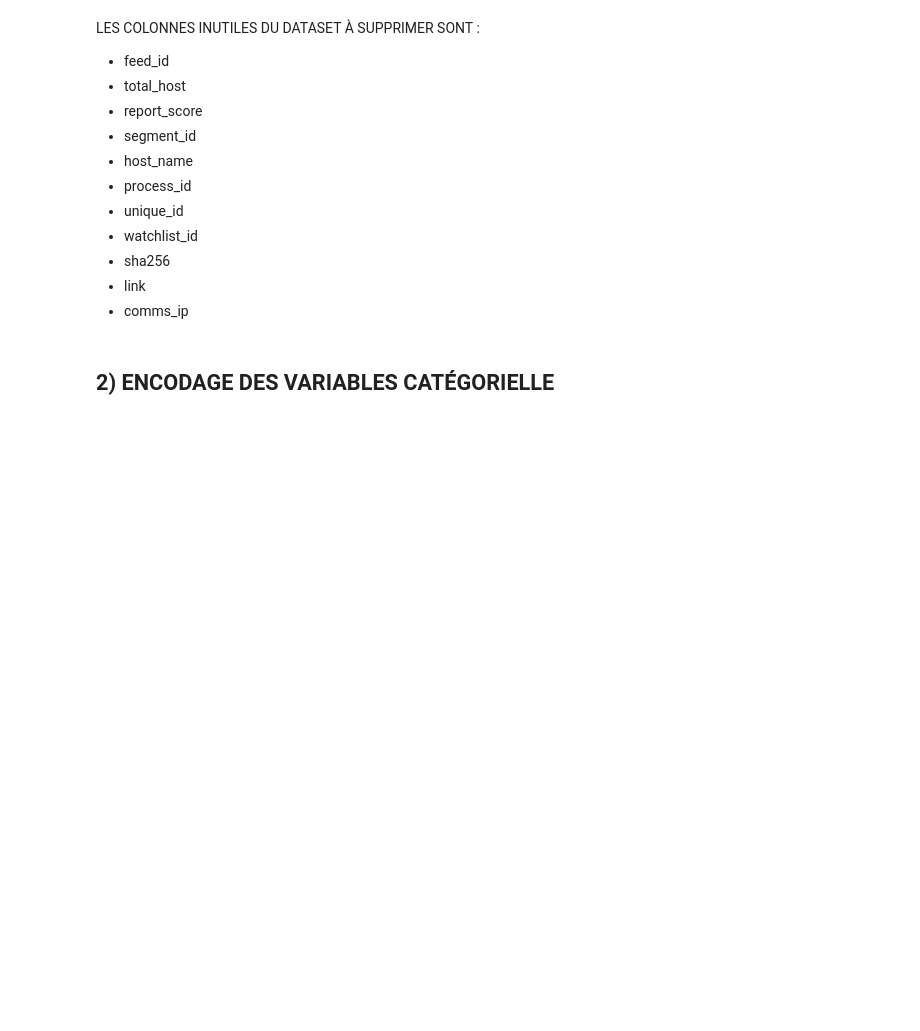
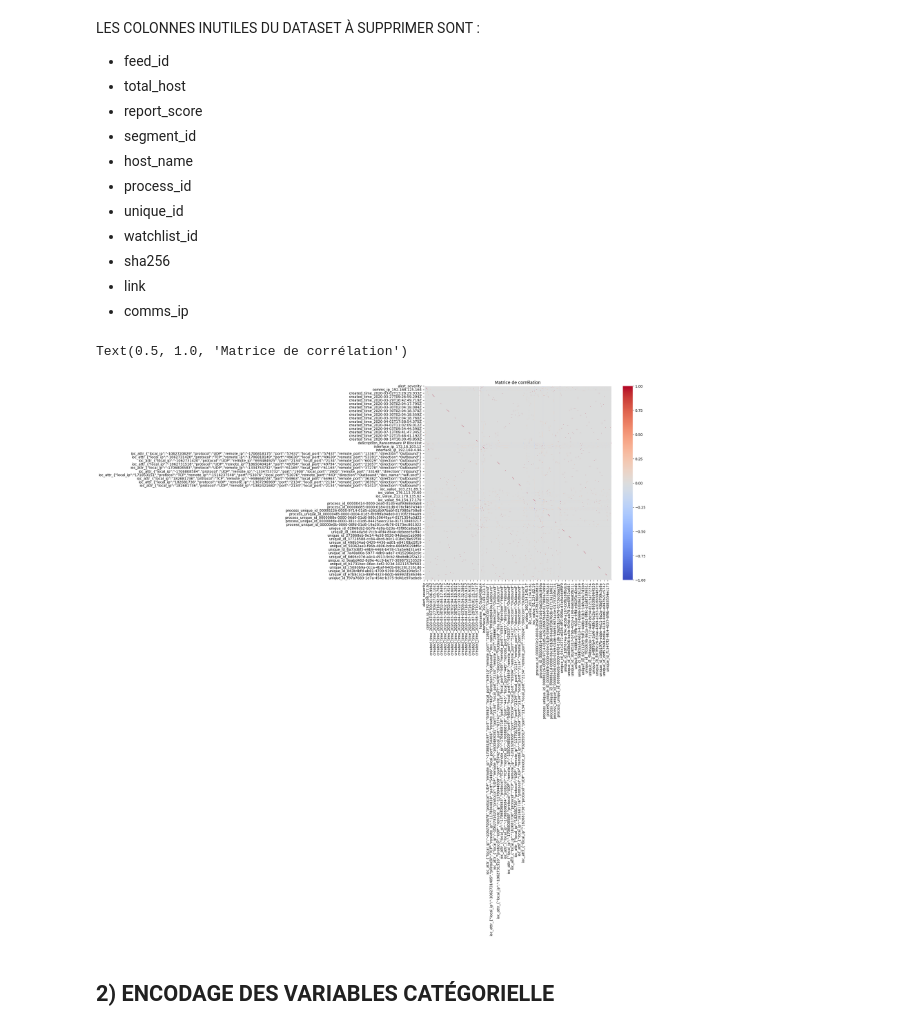
Before and after one commit to JakeYellowstone/kolander, a Jupyter notebook: EDA_DU_DATASET.ipynb, the cells around one changed output. Cells and saved outputs as stored; diff of their text form; code cells hidden in the pictures; blank space fills up the shorter version.

```diff
--- a/EDA_DU_DATASET.ipynb
+++ b/EDA_DU_DATASET.ipynb
@@ -172,3 +180,12 @@ df = df.drop(columns=drop_cols, errors='ignore')
+# %%
+import seaborn as sns
+
+plt.figure(figsize=(12,10))
+sns.heatmap(df.corr(numeric_only=True), cmap="coolwarm", annot=False)
+plt.title("Matrice de corrélation")
+# %% [output]
+Text(0.5, 1.0, 'Matrice de corrélation')
+[figure, added]
 # %% [markdown]
 ## 2) ENCODAGE DES VARIABLES CATÉGORIELLE
 # %%
```
Also changed, not shown: parts of 2 cells of this notebook, 3 other files.
